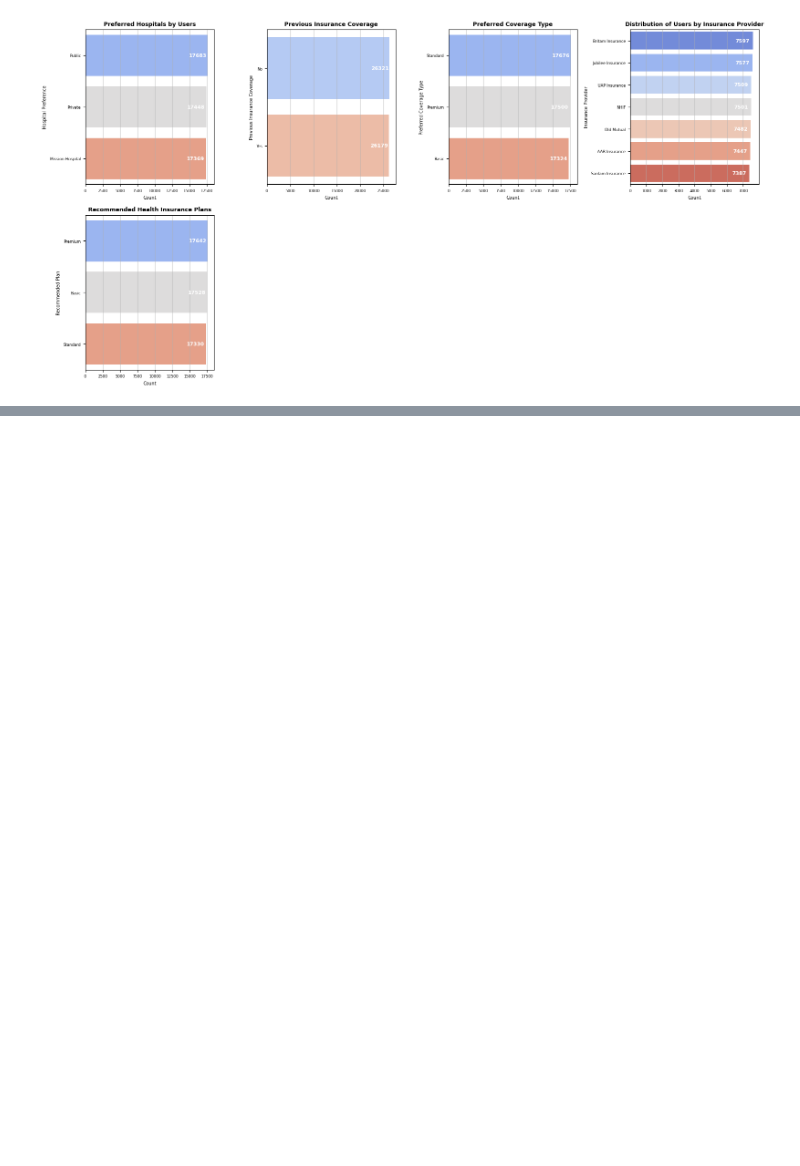
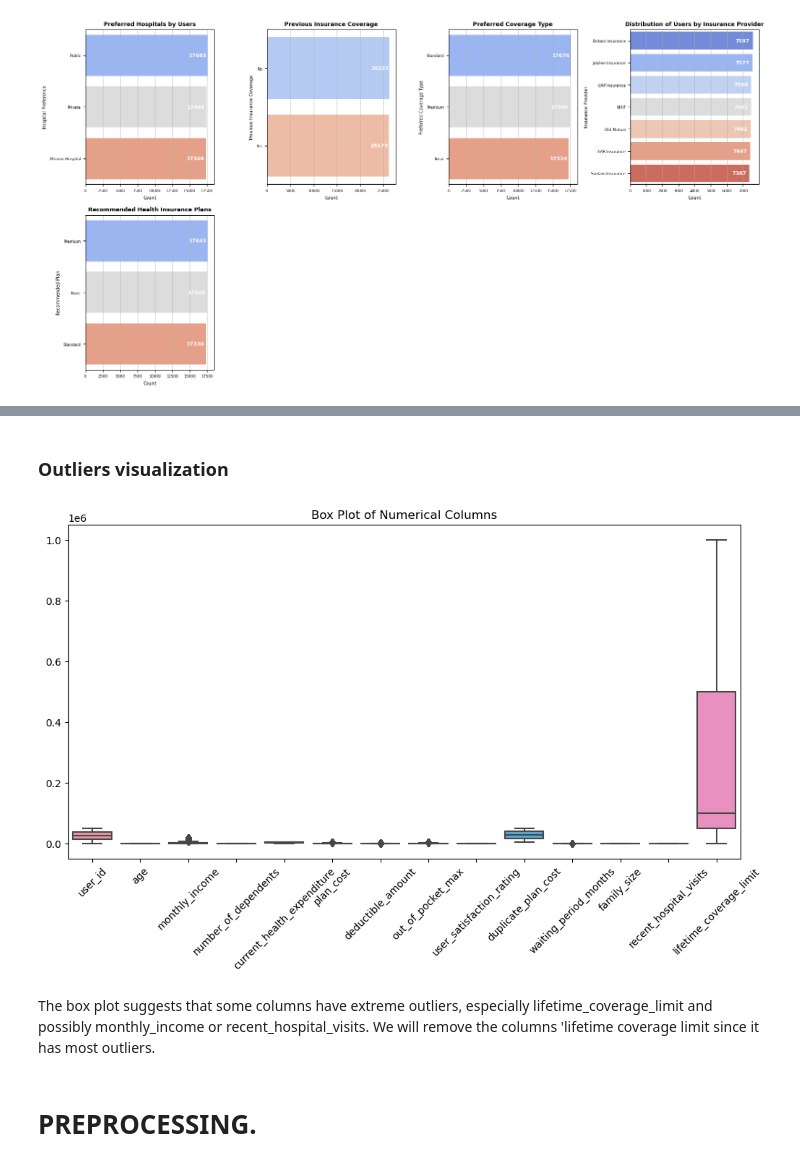
Before and after one commit to ruth-kitasi/Health-Insurance-Recommender-System, a Jupyter notebook: Notebooks/Joseline.ipynb, the cells around one changed output, grey strips where cells are left out. Saved outputs shown, nothing was run; the diff lists cells and outputs as text; code cells hidden in the pictures; blank space fills up the shorter version.

```diff
--- a/Notebooks/Joseline.ipynb
+++ b/Notebooks/Joseline.ipynb
@@ -426,0 +489,24 @@ visualize_insurance_preferences(df2)
+# %% [markdown]
+###  Outliers visualization
+# %%
+import seaborn as sns
+import matplotlib.pyplot as plt
+
+# Select only numerical columns dynamically
+numerical_cols = df2.select_dtypes(include=['int64', 'float64']).columns.tolist()
+
+# Create a box plot for each numerical column
+plt.figure(figsize=(12, 6))
+sns.boxplot(data=df2[numerical_cols])
+
+# Add a title and adjust labels
+plt.title("Box Plot of Numerical Columns")
+plt.xticks(rotation=45)  # Rotate labels for readability
+plt.show()
+# %% [output]
+[figure, added]
+# %% [markdown]
+The box plot suggests that some columns have extreme outliers, especially lifetime_coverage_limit and possibly monthly_income or recent_hospital_visits.
+ We will remove the columns  'lifetime coverage limit since it has most outliers.
+# %% [markdown]
+# PREPROCESSING.
```
Also changed, not shown: parts of 41 cells of this notebook.
